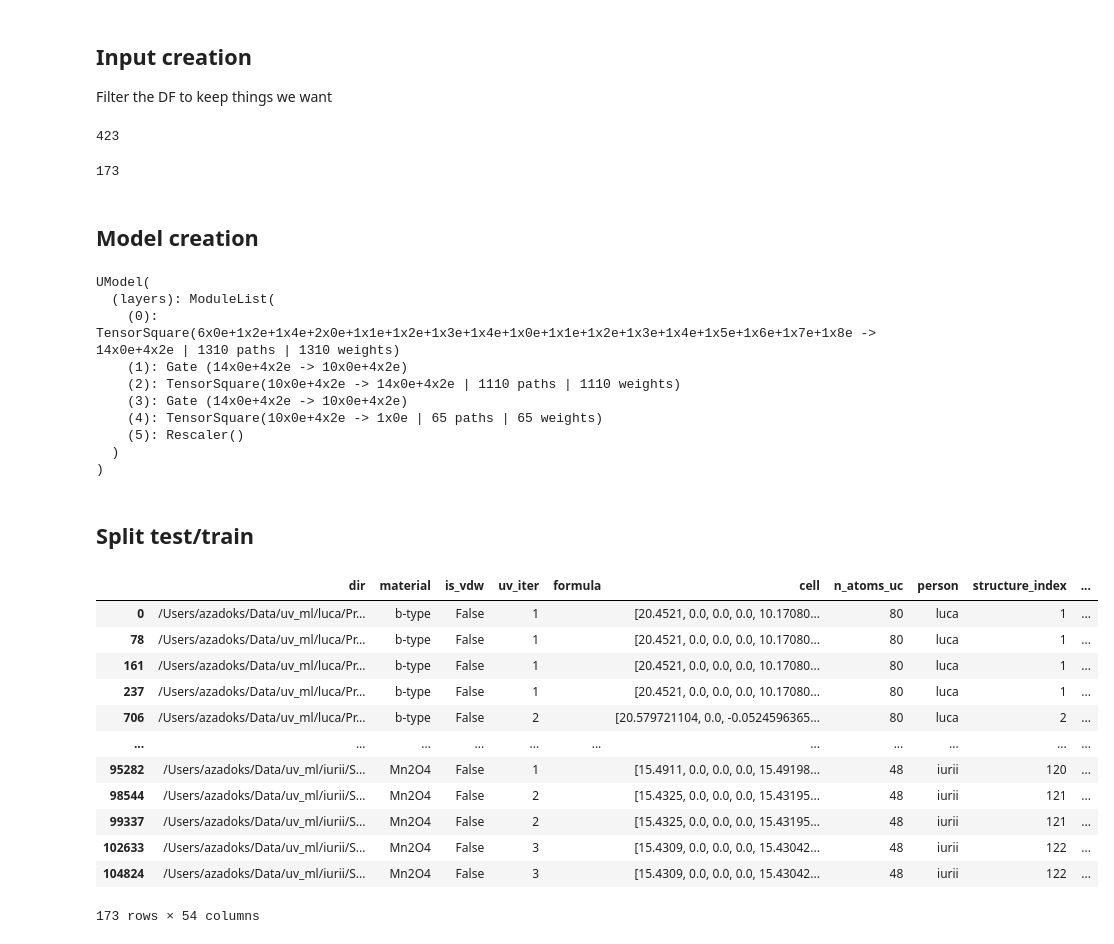
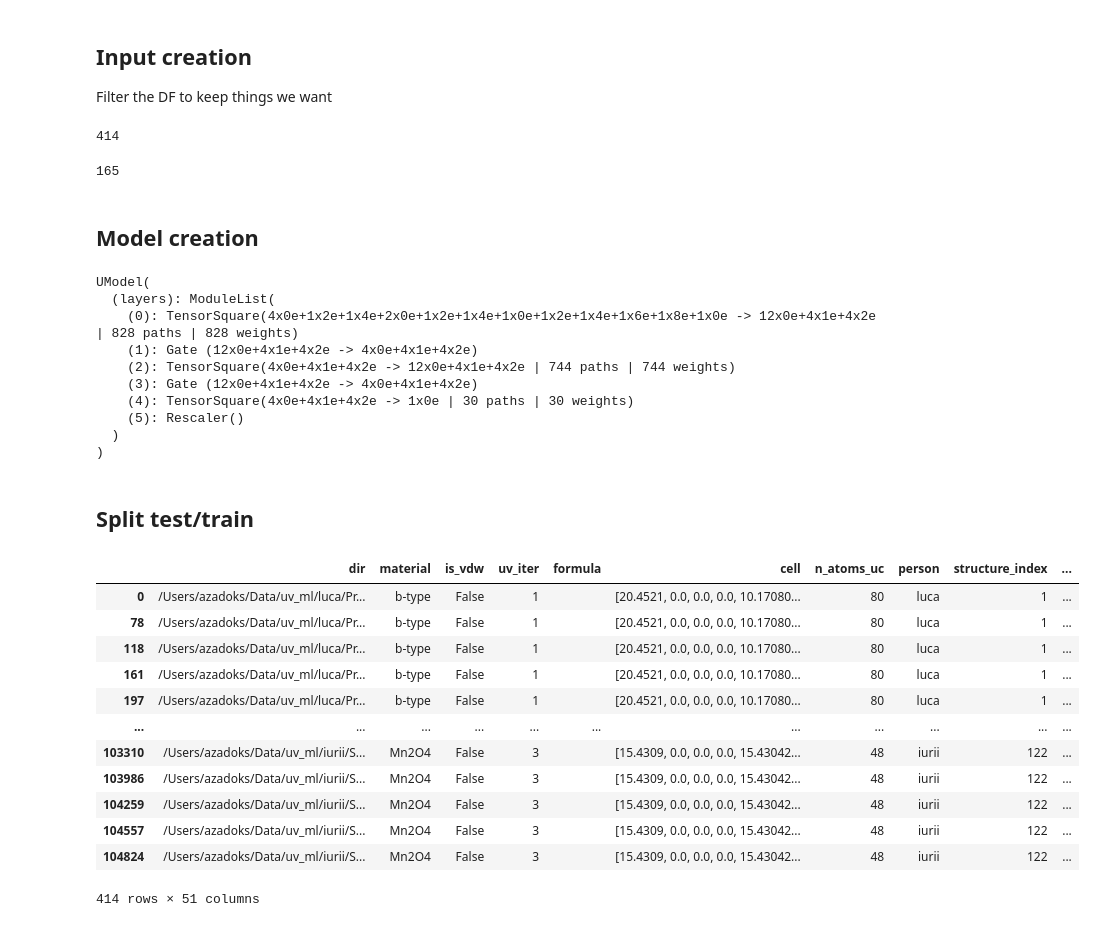
Before and after one commit to camml-lab/hubbardml, a Jupyter notebook: notebooks/Equivariant+U.ipynb, the cells around one changed output. Saved outputs shown, nothing was run; the diff lists cells and outputs as text; code cells hidden in the pictures.

```diff
--- a/notebooks/Equivariant+U.ipynb
+++ b/notebooks/Equivariant+U.ipynb
@@ -35,14 +33,15 @@ df = hubbardml.datasets.load(DATASET)
 
 Filter the DF to keep things we want
 # %%
-df = hubbardml.graphs.UGraph.prepare_dataset(df)
 species = list(df[keys.ATOM_1_ELEMENT].unique())
+species = ("Mn", "Fe", "Ni")
+graph = hubbardml.graphs.UGraph(species)
 
-graph = hubbardml.graphs.UGraph(species)
+df = graph.prepare_dataset(df)
 print(len(df))
 
-df = similarities.deduplicate(df, graph.get_similarity_frame(df), input_threshold=1e-3)
-print(len(df))
+df = graph.identify_duplicates(df)
+len(df[df[keys.TRAINING_LABEL] == keys.DUPLICATE])
 # %% [output]
-423
+414
-173
+165
@@ -51,38 +52,38 @@ print(len(df))
 # %%
 model = hubbardml.models.UModel(
     graph,
-    feature_irreps="10x0e + 4x2e",
+    feature_irreps="4x0e + 4x1e + 4x2e",
     hidden_layers=2,
     rescaler=hubbardml.models.Rescaler.from_data(df[keys.PARAM_OUT], method="mean"),
-    irrep_normalization="norm",
+    irrep_normalization="component",
 )
 model.to(dtype=dtype, device=device)
 # %% [output]
 UModel(
   (layers): ModuleList(
-    (0): TensorSquare(6x0e+1x2e+1x4e+2x0e+1x1e+1x2e+1x3e+1x4e+1x0e+1x1e+1x2e+1x3e+1x4e+1x5e+1x6e+1x7e+1x8e -> 14x0e+4x2e | 1310 paths | 1310 weights)
-    (1): Gate (14x0e+4x2e -> 10x0e+4x2e)
-    (2): TensorSquare(10x0e+4x2e -> 14x0e+4x2e | 1110 paths | 1110 weights)
-    (3): Gate (14x0e+4x2e -> 10x0e+4x2e)
-    (4): TensorSquare(10x0e+4x2e -> 1x0e | 65 paths | 65 weights)
+    (0): TensorSquare(4x0e+1x2e+1x4e+2x0e+1x2e+1x4e+1x0e+1x2e+1x4e+1x6e+1x8e+1x0e -> 12x0e+4x1e+4x2e | 828 paths | 828 weights)
+    (1): Gate (12x0e+4x1e+4x2e -> 4x0e+4x1e+4x2e)
+    (2): TensorSquare(4x0e+4x1e+4x2e -> 12x0e+4x1e+4x2e | 744 paths | 744 weights)
+    (3): Gate (12x0e+4x1e+4x2e -> 4x0e+4x1e+4x2e)
+    (4): TensorSquare(4x0e+4x1e+4x2e -> 1x0e | 30 paths | 30 weights)
     (5): Rescaler()
   )
 )
 # %% [markdown]
 ## Split test/train
 # %%
-hubbardml.datasets.split(df, method='category', frac=0.2, category=[keys.ATOM_1_ELEMENT])
+hubbardml.datasets.split(df, method='category', frac=0.2, category=["species"])
 # %% [output]
 |  | dir | material | is_vdw | uv_iter | formula | cell | n_atoms_uc | person | structure_index | ... |
 | 0 | /Users/azadoks/Data/uv_ml/luca/Pr... | b-type | False | 1 |  | [20.4521, 0.0, 0.0, 0.0, 10.17080... | 80 | luca | 1 | ... |
 | 78 | /Users/azadoks/Data/uv_ml/luca/Pr... | b-type | False | 1 |  | [20.4521, 0.0, 0.0, 0.0, 10.17080... | 80 | luca | 1 | ... |
+| 118 | /Users/azadoks/Data/uv_ml/luca/Pr... | b-type | False | 1 |  | [20.4521, 0.0, 0.0, 0.0, 10.17080... | 80 | luca | 1 | ... |
 | 161 | /Users/azadoks/Data/uv_ml/luca/Pr... | b-type | False | 1 |  | [20.4521, 0.0, 0.0, 0.0, 10.17080... | 80 | luca | 1 | ... |
-| 237 | /Users/azadoks/Data/uv_ml/luca/Pr... | b-type | False | 1 |  | [20.4521, 0.0, 0.0, 0.0, 10.17080... | 80 | luca | 1 | ... |
-| 706 | /Users/azadoks/Data/uv_ml/luca/Pr... | b-type | False | 2 |  | [20.579721104, 0.0, -0.0524596365... | 80 | luca | 2 | ... |
+| 197 | /Users/azadoks/Data/uv_ml/luca/Pr... | b-type | False | 1 |  | [20.4521, 0.0, 0.0, 0.0, 10.17080... | 80 | luca | 1 | ... |
 | ... | ... | ... | ... | ... | ... | ... | ... | ... | ... | ... |
-| 95282 | /Users/azadoks/Data/uv_ml/iurii/S... | Mn2O4 | False | 1 |  | [15.4911, 0.0, 0.0, 0.0, 15.49198... | 48 | iurii | 120 | ... |
-| 98544 | /Users/azadoks/Data/uv_ml/iurii/S... | Mn2O4 | False | 2 |  | [15.4325, 0.0, 0.0, 0.0, 15.43195... | 48 | iurii | 121 | ... |
-| 99337 | /Users/azadoks/Data/uv_ml/iurii/S... | Mn2O4 | False | 2 |  | [15.4325, 0.0, 0.0, 0.0, 15.43195... | 48 | iurii | 121 | ... |
-| 102633 | /Users/azadoks/Data/uv_ml/iurii/S... | Mn2O4 | False | 3 |  | [15.4309, 0.0, 0.0, 0.0, 15.43042... | 48 | iurii | 122 | ... |
+| 103310 | /Users/azadoks/Data/uv_ml/iurii/S... | Mn2O4 | False | 3 |  | [15.4309, 0.0, 0.0, 0.0, 15.43042... | 48 | iurii | 122 | ... |
+| 103986 | /Users/azadoks/Data/uv_ml/iurii/S... | Mn2O4 | False | 3 |  | [15.4309, 0.0, 0.0, 0.0, 15.43042... | 48 | iurii | 122 | ... |
+| 104259 | /Users/azadoks/Data/uv_ml/iurii/S... | Mn2O4 | False | 3 |  | [15.4309, 0.0, 0.0, 0.0, 15.43042... | 48 | iurii | 122 | ... |
+| 104557 | /Users/azadoks/Data/uv_ml/iurii/S... | Mn2O4 | False | 3 |  | [15.4309, 0.0, 0.0, 0.0, 15.43042... | 48 | iurii | 122 | ... |
 | 104824 | /Users/azadoks/Data/uv_ml/iurii/S... | Mn2O4 | False | 3 |  | [15.4309, 0.0, 0.0, 0.0, 15.43042... | 48 | iurii | 122 | ... |
-173 rows × 54 columns
+414 rows × 51 columns
```
Also changed, not shown: parts of 12 cells of this notebook, 11 other files.
